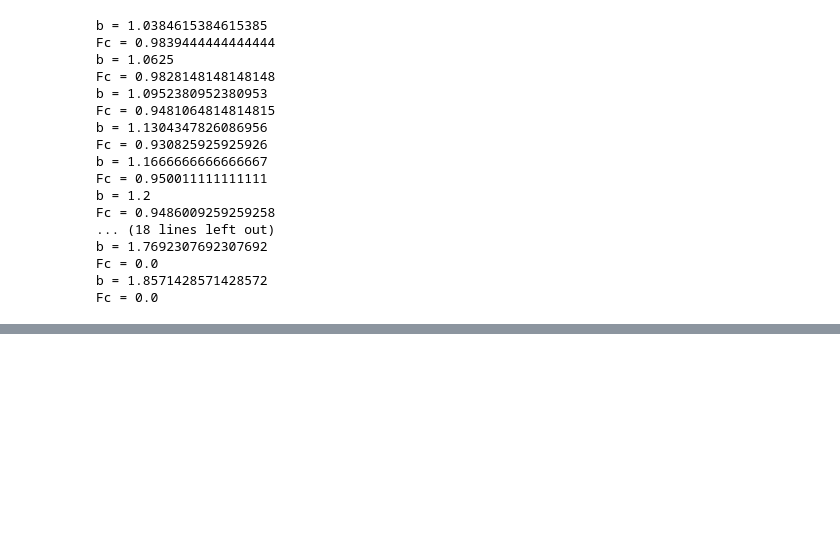
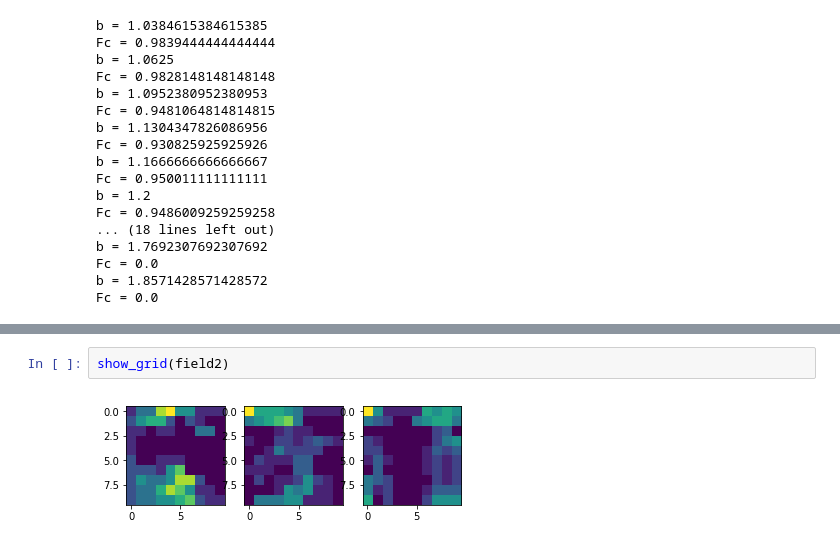
Before and after one commit to MoskalenkoRomanBorisovich/Spatial-Distribution-Evolutionary-Game, a Jupyter notebook: NIS_3D.ipynb, the cells around one changed output, grey strips where cells are left out. Drawn from its saved outputs; the diff is of its cells as text; blank space fills up the shorter version.

```diff
--- a/NIS_3D.ipynb
+++ b/NIS_3D.ipynb
@@ -432,0 +603,4 @@ False
+# %%
+show_grid(field2)
+# %% [output]
+[figure, added]
```
Also changed, not shown: parts of 33 cells of this notebook.
